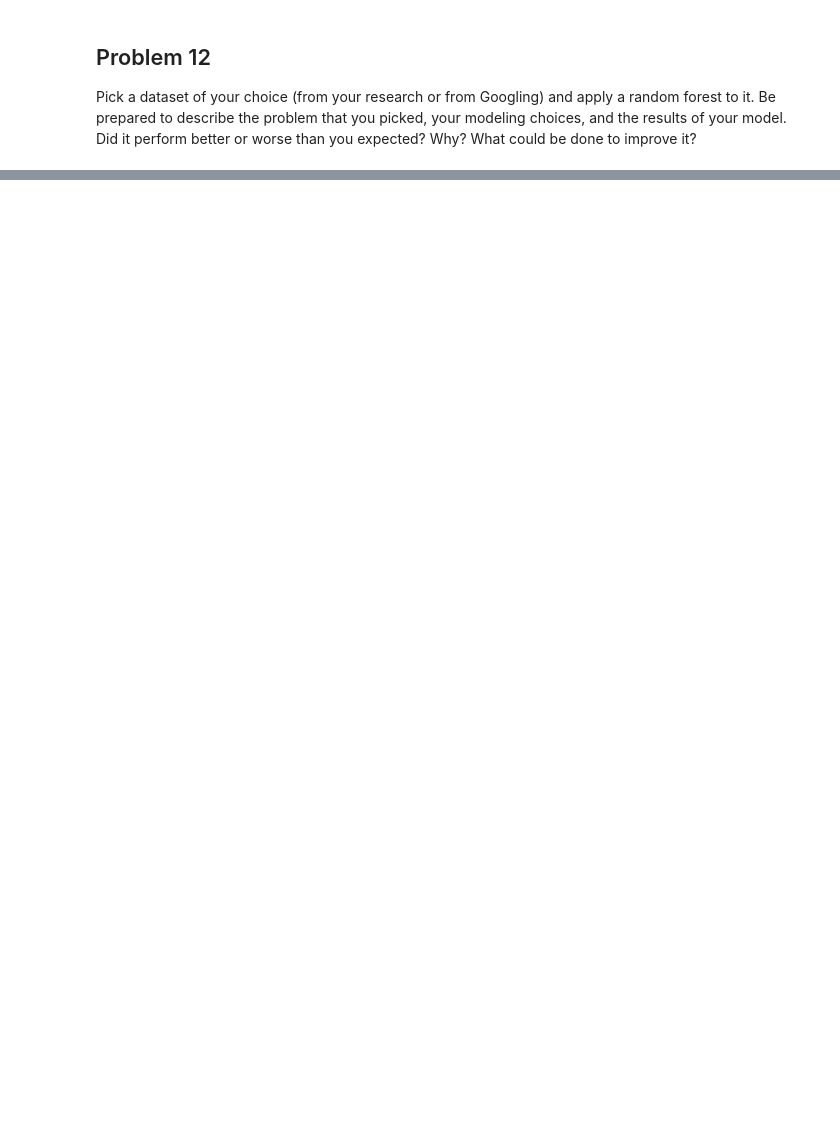
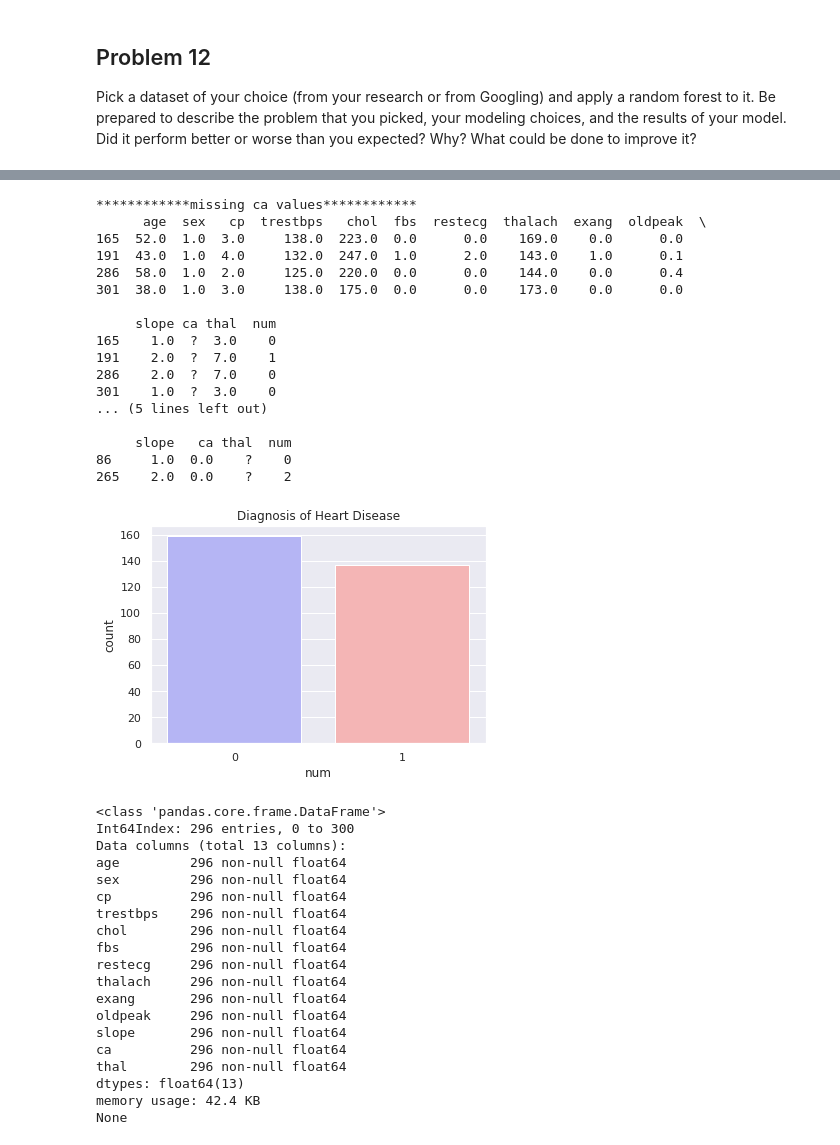
Before and after one commit to jyoung67/data-science, a Jupyter notebook: HW10/10-random_forest_working.ipynb, the cells around one changed output, grey strips where cells are left out. Drawn from its saved outputs; the diff is of its cells as text; code cells hidden in the pictures; blank space fills up the shorter version.

```diff
--- a/HW10/10-random_forest_working.ipynb
+++ b/HW10/10-random_forest_working.ipynb
@@ -359,0 +354,5 @@ Pick a dataset of your choice (from your research or from Googling) and apply a
+# %%
+tdf = pd.read_csv('https://archive.ics.uci.edu/ml/machine-learning-databases/heart-disease/processed.cleveland.data', sep = ',')
+header = ["age", "sex", "cp", "trestbps", "chol", "fbs","restecg", "thalach", "exang", "oldpeak", "slope", "ca", "thal", "num"]
+tdf.columns = header
+tdf.info()
@@ -359,0 +381,74 @@ Pick a dataset of your choice (from your research or from Googling) and apply a
+# %%
+from sklearn.preprocessing import StandardScaler
+
+# Display rows of missing data
+print("************missing ca values************")
+print(tdf[(tdf["ca"] == "?")])
+print()
+print("************missing thal values************")
+print(tdf[(tdf["thal"] == "?")])
+
+# Remove rows with missing values for "ca" field
+tdf = tdf.loc[lambda df: df["ca"] != "?", :]
+# Remove rows with missing values for "ca" field
+tdf = tdf.loc[lambda df: df["thal"] != "?", :]
+
+# Set "num" field = 1 when value > 1
+tdf.loc[tdf.num > 1, 'num'] = 1
+
+# Change type of "ca" and "thal" fields to "float64"
+tdf["ca"] = tdf["ca"].astype("float64")
+tdf["thal"] = tdf["thal"].astype("float64")
+
+# Remove diagnosis column (num)
+heartData = tdf.iloc[:, :-1]
+
+# Store diagnosis labels separately
+heartLabels = tdf.iloc[:, 13]
+
+sns.countplot(x="num", data=tdf, palette="bwr").set_title('Diagnosis of Heart Disease')
+plt.show()
+
+print(heartData.info())
+
+# Scale data set
+scaler_heart = StandardScaler()
+heartData = scaler_heart.fit_transform(heartData)
+# %% [output]
+************missing ca values************
+      age  sex   cp  trestbps   chol  fbs  restecg  thalach  exang  oldpeak  \
+165  52.0  1.0  3.0     138.0  223.0  0.0      0.0    169.0    0.0      0.0
+191  43.0  1.0  4.0     132.0  247.0  1.0      2.0    143.0    1.0      0.1
+286  58.0  1.0  2.0     125.0  220.0  0.0      0.0    144.0    0.0      0.4
+301  38.0  1.0  3.0     138.0  175.0  0.0      0.0    173.0    0.0      0.0
+
+     slope ca thal  num
+165    1.0  ?  3.0    0
+191    2.0  ?  7.0    1
+286    2.0  ?  7.0    0
+301    1.0  ?  3.0    0
+... (5 lines left out)
+
+     slope   ca thal  num
+86     1.0  0.0    ?    0
+265    2.0  0.0    ?    2
+[figure, added]
+<class 'pandas.core.frame.DataFrame'>
+Int64Index: 296 entries, 0 to 300
+Data columns (total 13 columns):
+age         296 non-null float64
+sex         296 non-null float64
+cp          296 non-null float64
+trestbps    296 non-null float64
+chol        296 non-null float64
+fbs         296 non-null float64
+restecg     296 non-null float64
+thalach     296 non-null float64
+exang       296 non-null float64
+oldpeak     296 non-null float64
+slope       296 non-null float64
+ca          296 non-null float64
+thal        296 non-null float64
+dtypes: float64(13)
+memory usage: 42.4 KB
+None
```
Also changed, not shown: parts of 17 cells of this notebook.
